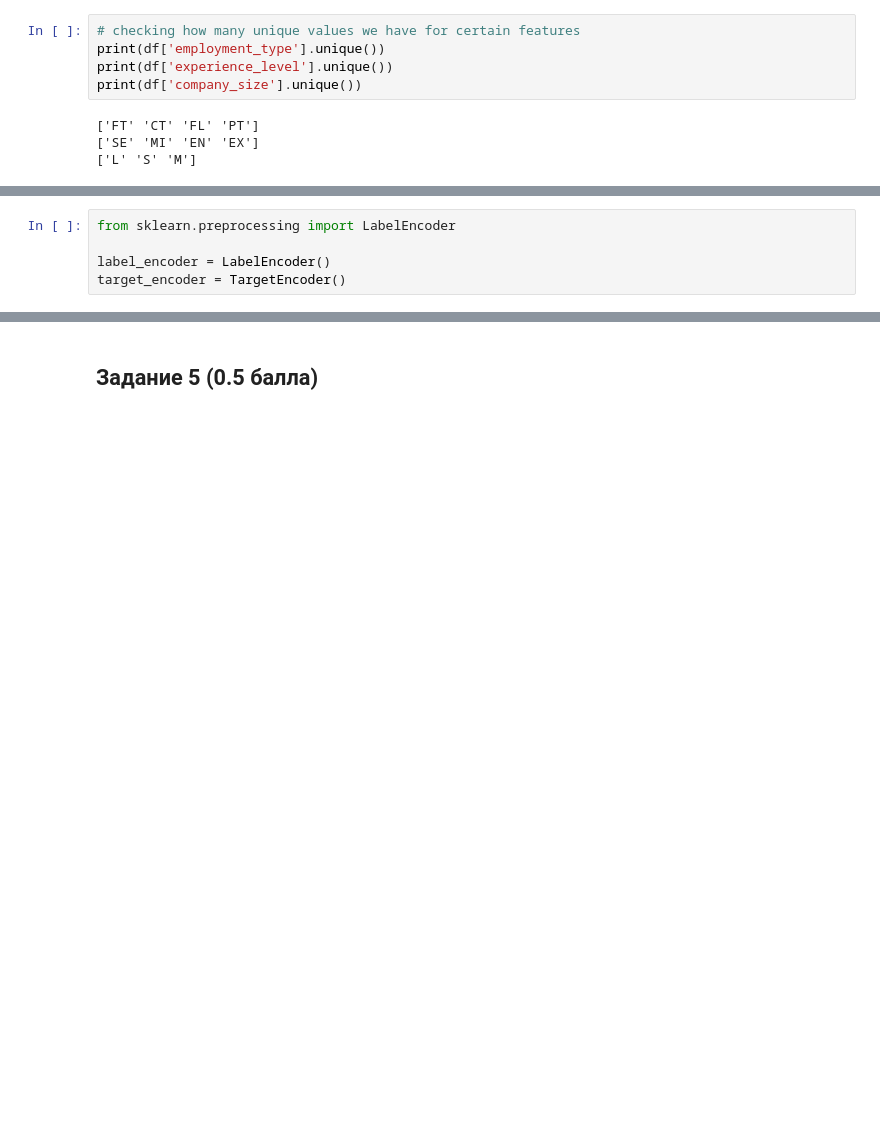
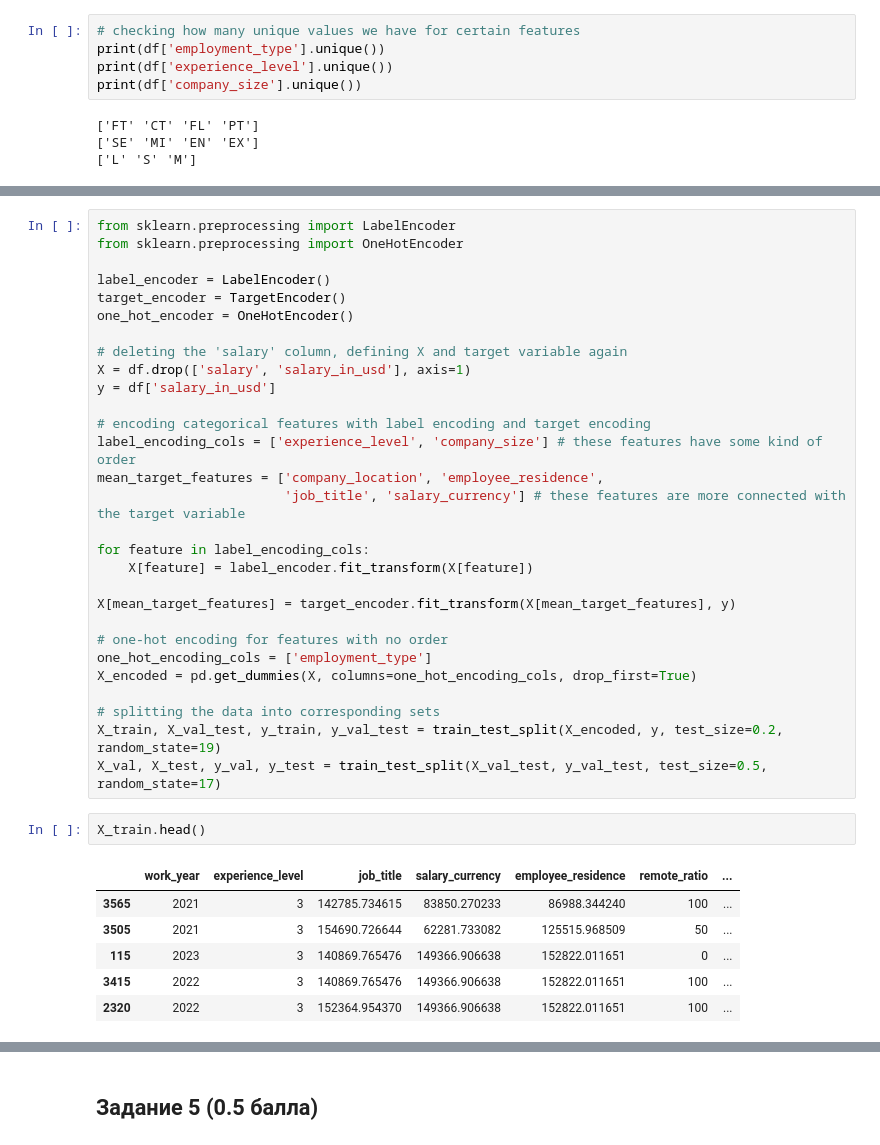
Before and after one commit to lapshinaaa/homework_machineLearning, a Jupyter notebook: homework8.ipynb, the cells around one changed output, grey strips where cells are left out. Cells and saved outputs as stored; diff of their text form; blank space fills up the shorter version.

```diff
--- a/homework8.ipynb
+++ b/homework8.ipynb
@@ -213,5 +216,38 @@ Requirement already satisfied: packaging>=21.3 in /usr/local/lib/python3.10/dist
-# %%
-from sklearn.preprocessing import LabelEncoder
-
-label_encoder = LabelEncoder()
-target_encoder = TargetEncoder()
+# %%
+from sklearn.preprocessing import LabelEncoder
+from sklearn.preprocessing import OneHotEncoder
+
+label_encoder = LabelEncoder()
+target_encoder = TargetEncoder()
+one_hot_encoder = OneHotEncoder()
+
+# deleting the 'salary' column, defining X and target variable again
+X = df.drop(['salary', 'salary_in_usd'], axis=1)
+y = df['salary_in_usd']
+
+# encoding categorical features with label encoding and target encoding
+label_encoding_cols = ['experience_level', 'company_size'] # these features have some kind of order
+mean_target_features = ['company_location', 'employee_residence',
+                        'job_title', 'salary_currency'] # these features are more connected with the target variable
+
+for feature in label_encoding_cols:
+    X[feature] = label_encoder.fit_transform(X[feature])
+
+X[mean_target_features] = target_encoder.fit_transform(X[mean_target_features], y)
+
+# one-hot encoding for features with no order
+one_hot_encoding_cols = ['employment_type']
+X_encoded = pd.get_dummies(X, columns=one_hot_encoding_cols, drop_first=True)
+
+# splitting the data into corresponding sets
+X_train, X_val_test, y_train, y_val_test = train_test_split(X_encoded, y, test_size=0.2, random_state=19)
+X_val, X_test, y_val, y_test = train_test_split(X_val_test, y_val_test, test_size=0.5, random_state=17)
+# %%
+X_train.head()
+# %% [output]
+|  | work_year | experience_level | job_title | salary_currency | employee_residence | remote_ratio | ... |
+| 3565 | 2021 | 3 | 142785.734615 | 83850.270233 | 86988.344240 | 100 | ... |
+| 3505 | 2021 | 3 | 154690.726644 | 62281.733082 | 125515.968509 | 50 | ... |
+| 115 | 2023 | 3 | 140869.765476 | 149366.906638 | 152822.011651 | 0 | ... |
+| 3415 | 2022 | 3 | 140869.765476 | 149366.906638 | 152822.011651 | 100 | ... |
+| 2320 | 2022 | 3 | 152364.954370 | 149366.906638 | 152822.011651 | 100 | ... |
```
Also changed, not shown: parts of 13 cells of this notebook.
